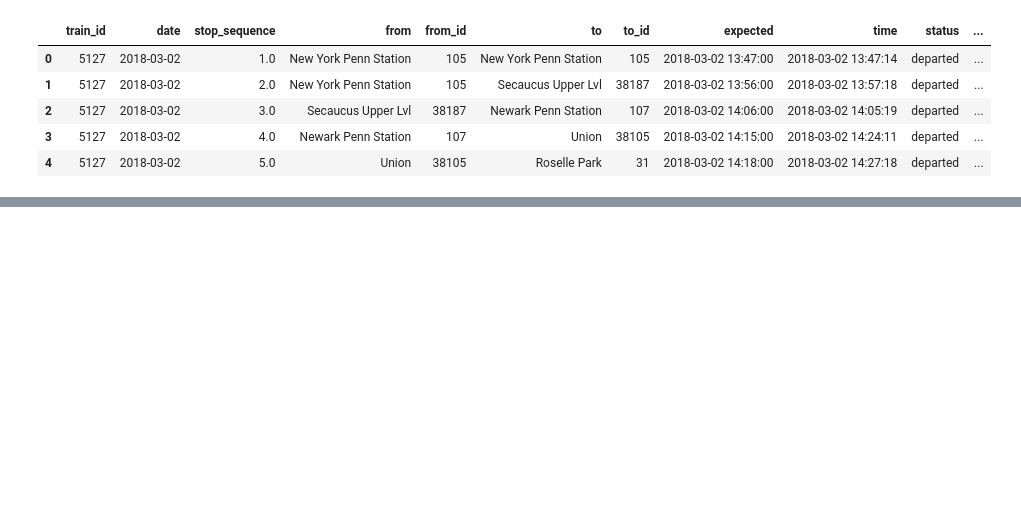
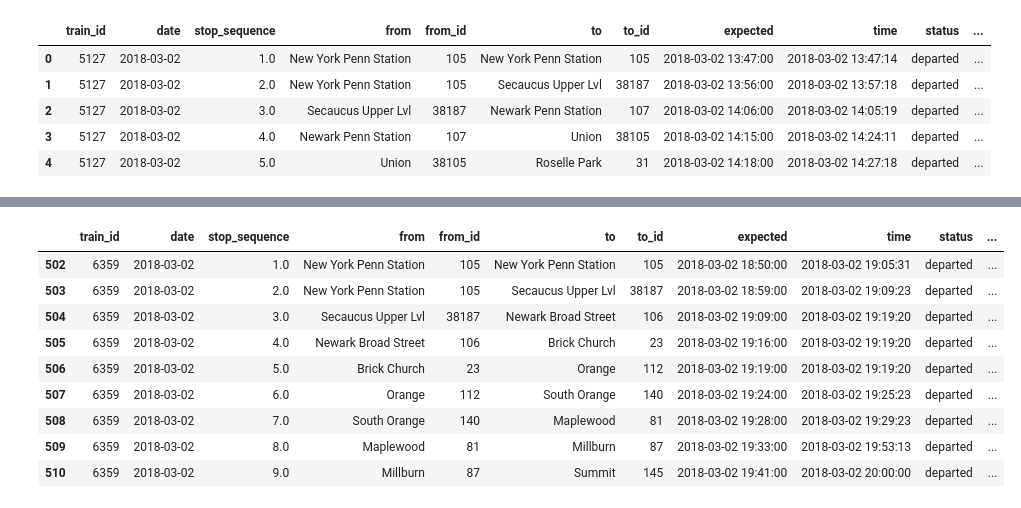
Before and after one commit to pranavbadami/njtransit, a Jupyter notebook: notebooks/reference/examine_new_parser_csvs.ipynb, the cells around one changed output, grey strips where cells are left out. Saved outputs shown, nothing was run; the diff lists cells and outputs as text; code cells hidden in the pictures; blank space fills up the shorter version.

```diff
--- a/notebooks/reference/examine_new_parser_csvs.ipynb
+++ b/notebooks/reference/examine_new_parser_csvs.ipynb
@@ -13,0 +99,13 @@ df_03_02.head()
+# %%
+new_rows[new_rows["train_id"] == "6359"]
+# %% [output]
+|  | train_id | date | stop_sequence | from | from_id | to | to_id | expected | time | status | ... |
+| 502 | 6359 | 2018-03-02 | 1.0 | New York Penn Station | 105 | New York Penn Station | 105 | 2018-03-02 18:50:00 | 2018-03-02 19:05:31 | departed | ... |
+| 503 | 6359 | 2018-03-02 | 2.0 | New York Penn Station | 105 | Secaucus Upper Lvl | 38187 | 2018-03-02 18:59:00 | 2018-03-02 19:09:23 | departed | ... |
+| 504 | 6359 | 2018-03-02 | 3.0 | Secaucus Upper Lvl | 38187 | Newark Broad Street | 106 | 2018-03-02 19:09:00 | 2018-03-02 19:19:20 | departed | ... |
+| 505 | 6359 | 2018-03-02 | 4.0 | Newark Broad Street | 106 | Brick Church | 23 | 2018-03-02 19:16:00 | 2018-03-02 19:19:20 | departed | ... |
+| 506 | 6359 | 2018-03-02 | 5.0 | Brick Church | 23 | Orange | 112 | 2018-03-02 19:19:00 | 2018-03-02 19:19:20 | departed | ... |
+| 507 | 6359 | 2018-03-02 | 6.0 | Orange | 112 | South Orange | 140 | 2018-03-02 19:24:00 | 2018-03-02 19:25:23 | departed | ... |
+| 508 | 6359 | 2018-03-02 | 7.0 | South Orange | 140 | Maplewood | 81 | 2018-03-02 19:28:00 | 2018-03-02 19:29:23 | departed | ... |
+| 509 | 6359 | 2018-03-02 | 8.0 | Maplewood | 81 | Millburn | 87 | 2018-03-02 19:33:00 | 2018-03-02 19:53:13 | departed | ... |
+| 510 | 6359 | 2018-03-02 | 9.0 | Millburn | 87 | Summit | 145 | 2018-03-02 19:41:00 | 2018-03-02 20:00:00 | departed | ... |
```
Also changed, not shown: parts of 20 cells of this notebook, 2 other files.
